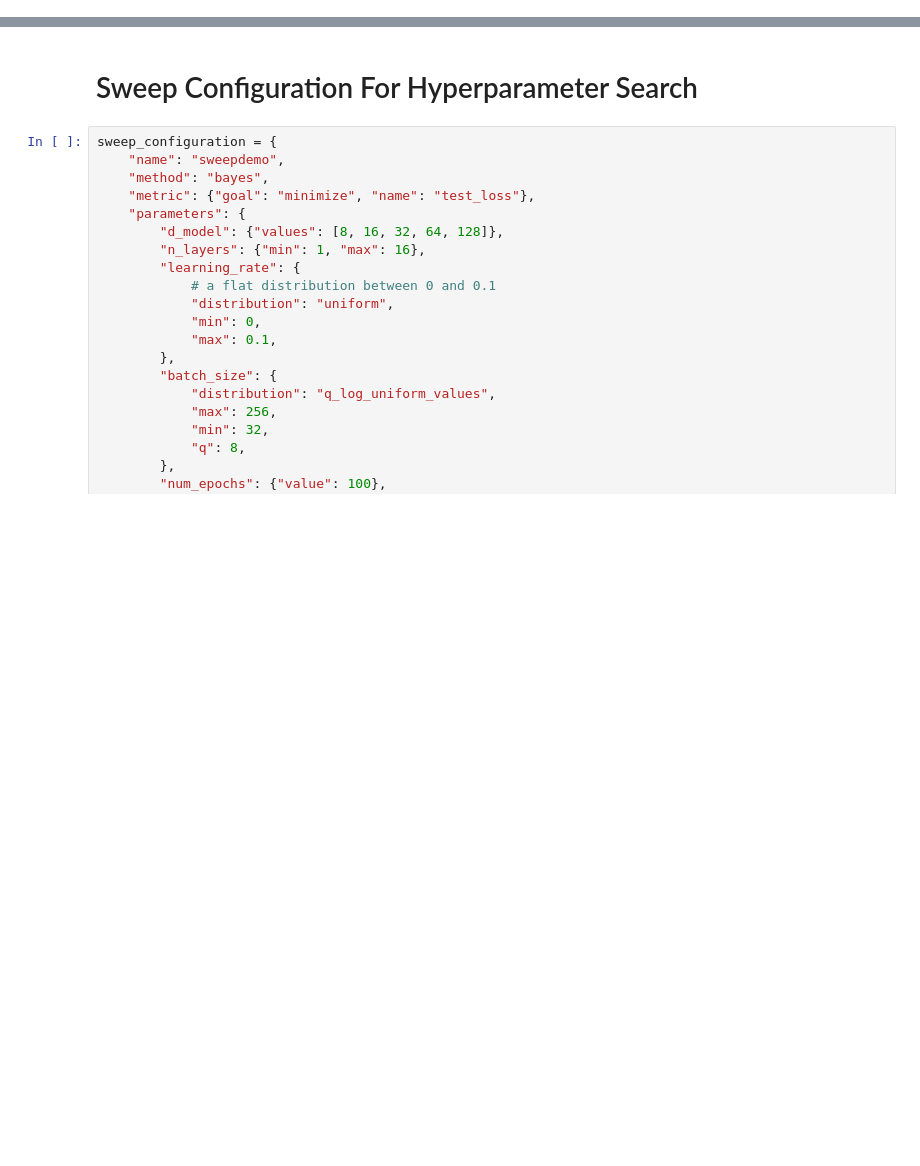
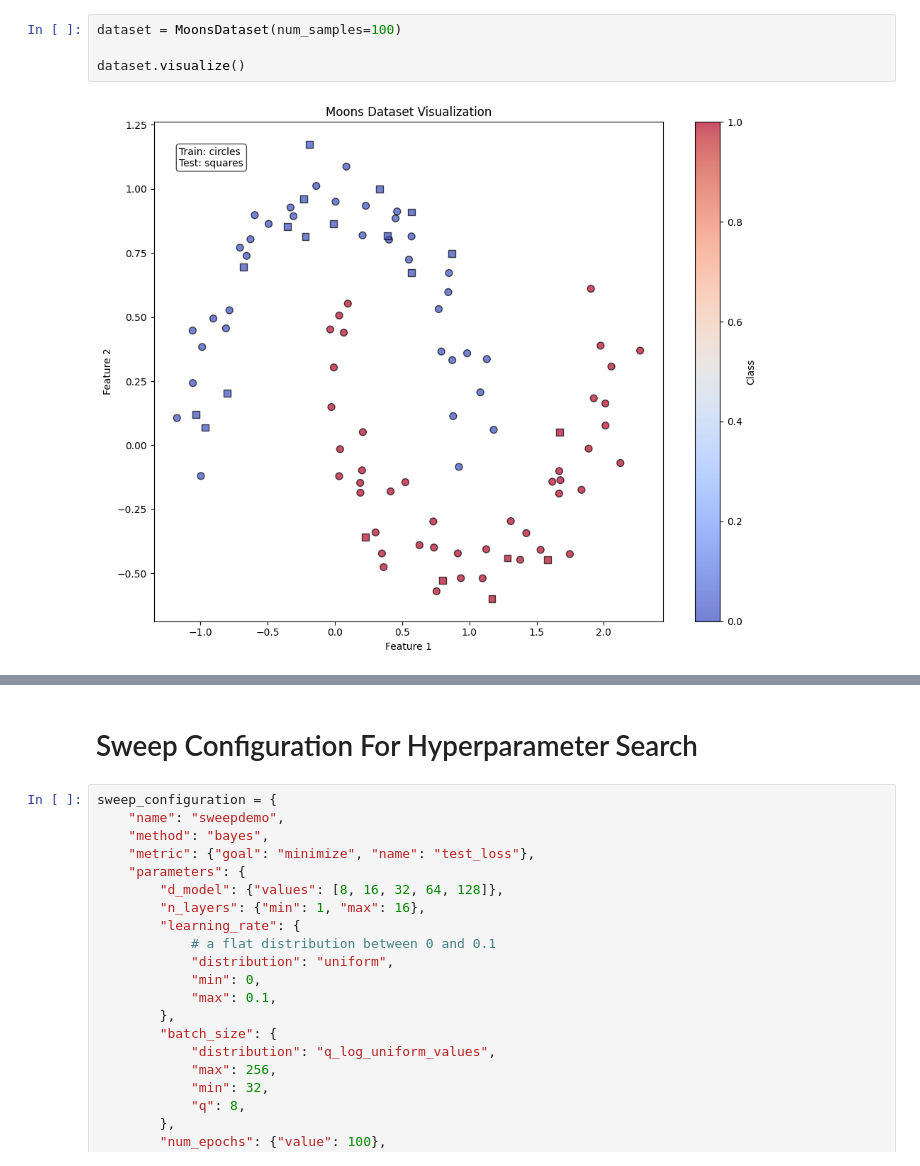
Before and after one commit to b-schoen/gpt_from_scratch, a Jupyter notebook: simple_wandb.ipynb, the cells around one changed output, grey strips where cells are left out. Saved outputs shown, nothing was run; the diff lists cells and outputs as text; blank space fills up the shorter version.

```diff
--- a/simple_wandb.ipynb
+++ b/simple_wandb.ipynb
@@ -518,0 +969,6 @@ Synced 5 W&B file(s), 0 media file(s), 0 artifact file(s) and 0 other file(s)
+# %%
+dataset = MoonsDataset(num_samples=100)
+
+dataset.visualize()
+# %% [output]
+[figure, added]
```
Also changed, not shown: parts of 10 cells of this notebook.
